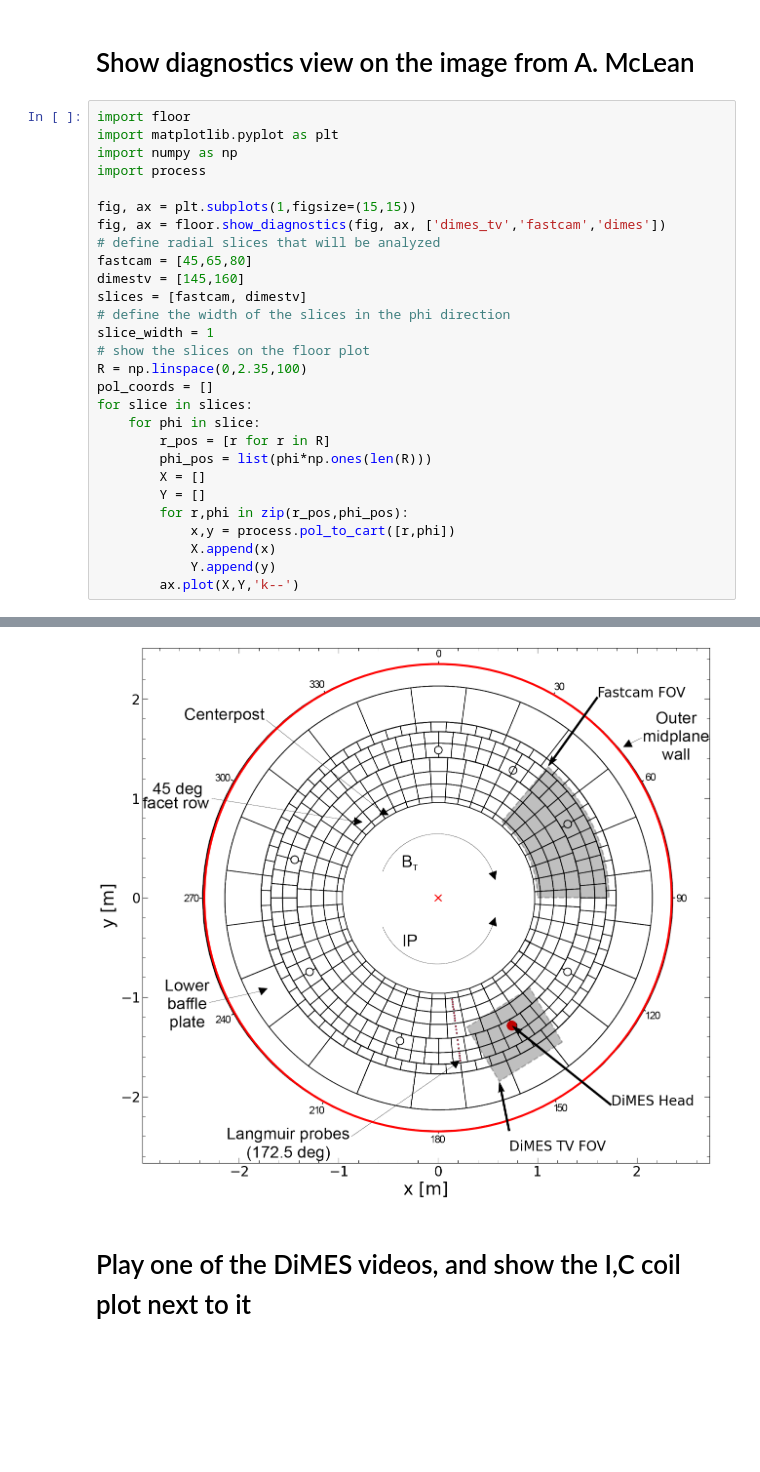
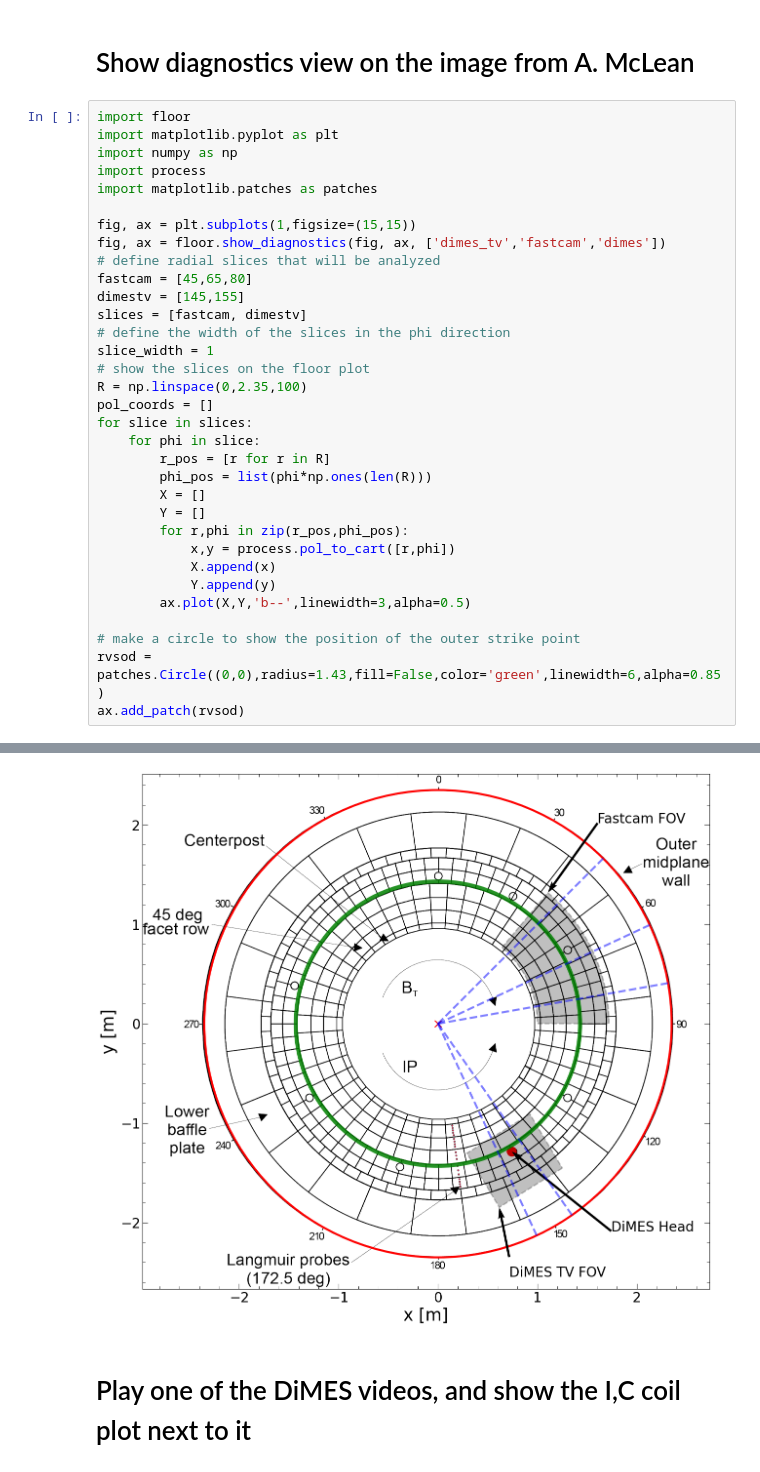
Before and after one commit to as-maan/sol_efc, a Jupyter notebook: DiMES.ipynb, the cells around one changed output, grey strips where cells are left out. Cells and saved outputs as stored; diff of their text form; blank space fills up the shorter version.

```diff
--- a/DiMES.ipynb
+++ b/DiMES.ipynb
@@ -40,12 +40,13 @@ import floor
 import matplotlib.pyplot as plt
 import numpy as np
 import process
+import matplotlib.patches as patches
 
 fig, ax = plt.subplots(1,figsize=(15,15))
 fig, ax = floor.show_diagnostics(fig, ax, ['dimes_tv','fastcam','dimes'])
 # define radial slices that will be analyzed
 fastcam = [45,65,80]
-dimestv = [145,160]
+dimestv = [145,155]
 slices = [fastcam, dimestv]
 # define the width of the slices in the phi direction
 slice_width = 1
@@ -62,7 +63,11 @@ for slice in slices:
             x,y = process.pol_to_cart([r,phi])
             X.append(x)
             Y.append(y)
-        ax.plot(X,Y,'k--')
+        ax.plot(X,Y,'b--',linewidth=3,alpha=0.5)
+
+# make a circle to show the position of the outer strike point
+rvsod = patches.Circle((0,0),radius=1.43,fill=False,color='green',linewidth=6,alpha=0.85)
+ax.add_patch(rvsod)
 # %% [output]
 ** DiMES HEAD Posittion in the image - [0.7425000000000002, -1.2860477246198914] [x m,y m]
 ** DiMES TV FOV defined by these four points in the image - ([1.2513126515529454, -1.452450897466661], [0.6168952474546125, -1.846820304666919], [0.2902879884328313, -1.3024508591372181], [0.9247053925311641, -0.9080814519369601]) [x m,y m]
@@ -71,4 +76,4 @@ TypeError: _linspace_dispatcher() missing 1 required positional argument: 'stop'
-[figure, old version]
+[figure, new version]
 # %% [markdown]
 # Play one of the DiMES videos, and show the I,C coil plot next to it
 # %%
```
Also changed, not shown: parts of 5 cells of this notebook, 18 other files.
